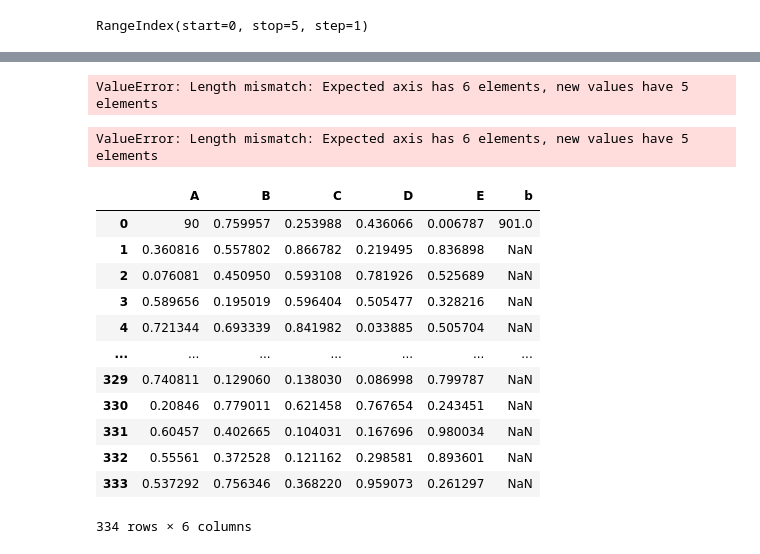
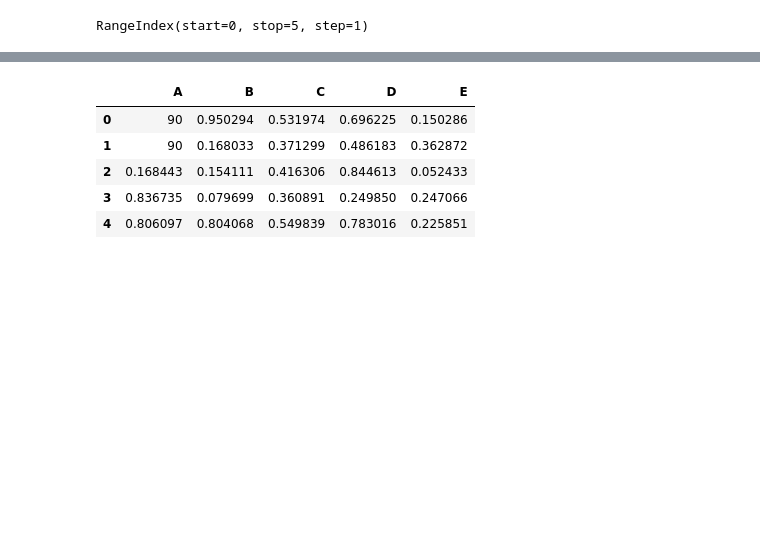
Before and after one commit to 9bishal/Learning-Pandas, a Jupyter notebook: Untitled.ipynb, the cells around one changed output, grey strips where cells are left out. Drawn from its saved outputs; the diff is of its cells as text; code cells hidden in the pictures; blank space fills up the shorter version.

```diff
--- a/Untitled.ipynb
+++ b/Untitled.ipynb
@@ -544,24 +543,0 @@ newdf.head(3)
-# %%
-newdf.columns=list("HABCD")
-# %% [output]
-ValueError: Length mismatch: Expected axis has 6 elements, new values have 5 elements
-# %%
-newdf.columns=list("jkilj")
-# %% [output]
-ValueError: Length mismatch: Expected axis has 6 elements, new values have 5 elements
-# %%
-newdf
-# %% [output]
-|  | A | B | C | D | E | b |
-| 0 | 90 | 0.759957 | 0.253988 | 0.436066 | 0.006787 | 901.0 |
-| 1 | 0.360816 | 0.557802 | 0.866782 | 0.219495 | 0.836898 | NaN |
-| 2 | 0.076081 | 0.450950 | 0.593108 | 0.781926 | 0.525689 | NaN |
-| 3 | 0.589656 | 0.195019 | 0.596404 | 0.505477 | 0.328216 | NaN |
-| 4 | 0.721344 | 0.693339 | 0.841982 | 0.033885 | 0.505704 | NaN |
-| ... | ... | ... | ... | ... | ... | ... |
-| 329 | 0.740811 | 0.129060 | 0.138030 | 0.086998 | 0.799787 | NaN |
-| 330 | 0.20846 | 0.779011 | 0.621458 | 0.767654 | 0.243451 | NaN |
-| 331 | 0.60457 | 0.402665 | 0.104031 | 0.167696 | 0.980034 | NaN |
-| 332 | 0.55561 | 0.372528 | 0.121162 | 0.298581 | 0.893601 | NaN |
-| 333 | 0.537292 | 0.756346 | 0.368220 | 0.959073 | 0.261297 | NaN |
-334 rows × 6 columns
@@ -567,0 +546,9 @@ newdf
+# %%
+newdf.head()
+# %% [output]
+|  | A | B | C | D | E |
+| 0 | 90 | 0.950294 | 0.531974 | 0.696225 | 0.150286 |
+| 1 | 90 | 0.168033 | 0.371299 | 0.486183 | 0.362872 |
+| 2 | 0.168443 | 0.154111 | 0.416306 | 0.844613 | 0.052433 |
+| 3 | 0.836735 | 0.079699 | 0.360891 | 0.249850 | 0.247066 |
+| 4 | 0.806097 | 0.804068 | 0.549839 | 0.783016 | 0.225851 |
```
Also changed, not shown: parts of 30 cells of this notebook.
